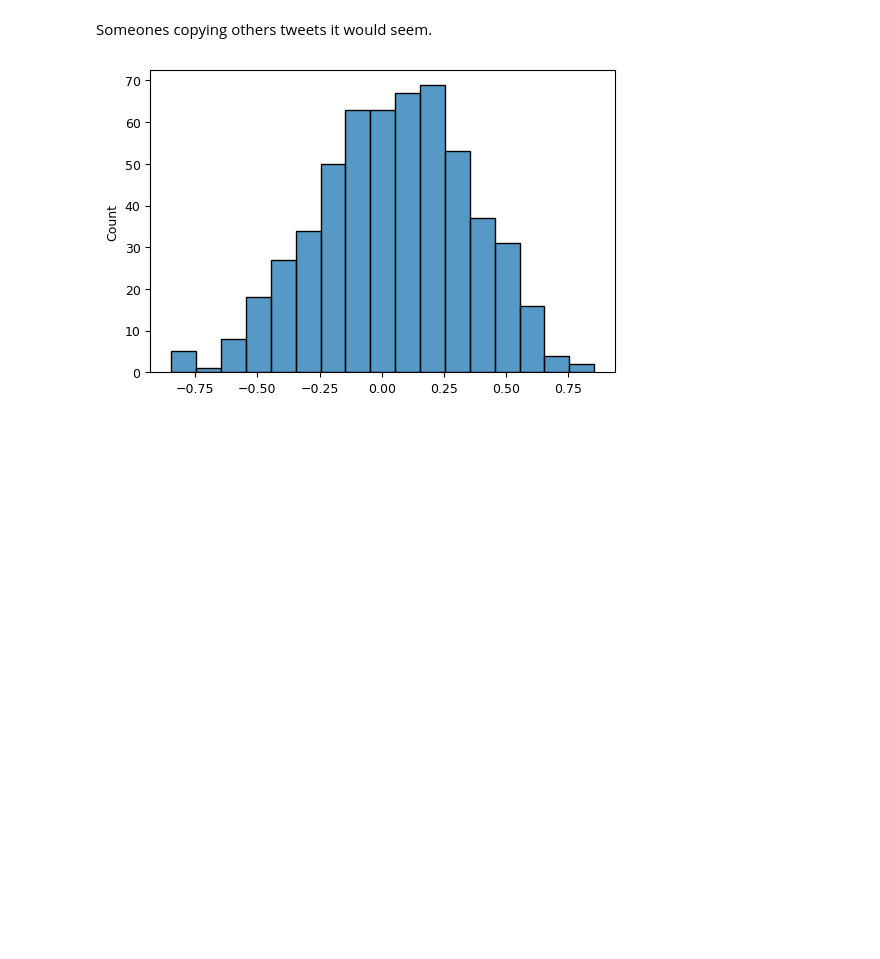
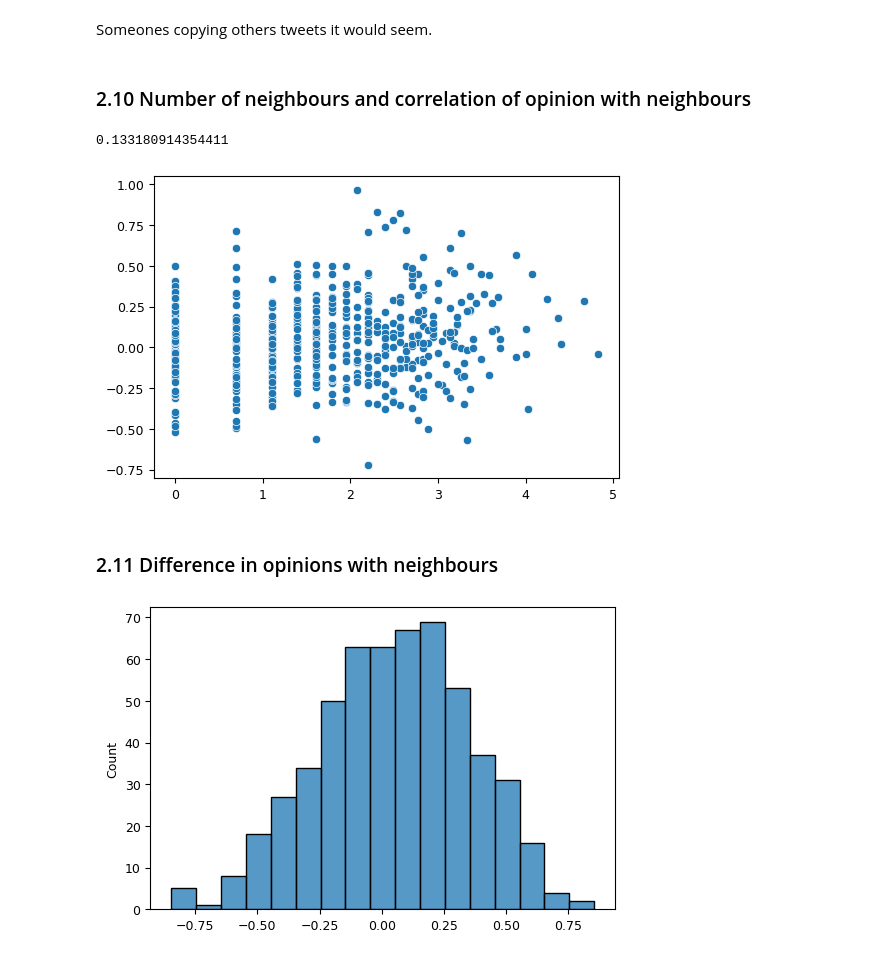
Before and after one commit to J0HNN7G/politic-polar-epsrc, a Jupyter notebook: exploration.ipynb, the cells around one changed output. Cells and saved outputs as stored; diff of their text form; code cells hidden in the pictures; blank space fills up the shorter version.

```diff
--- a/exploration.ipynb
+++ b/exploration.ipynb
@@ -836,7 +836,7 @@ def get_friends(ID, friends):
     return friends[friends.ID == ID].friend_ID
 # %%
 def get_idx(ids, ID):
-    return np.where(ids == ID)[0][0]
+    return ids.index(ID)
 # %%
 def friend_analysis(ids, friends, ops):
     dist_result = []
@@ -1311,6 +1365,20 @@ plt.show()
 [figure]
 # %% [markdown]
 Someones copying others tweets it would seem.
+# %% [markdown]
+### 2.10 Number of neighbours and correlation of opinion with neighbours
+# %%
+np.corrcoef(np.log(np.sum(twitter_adj, axis=1)), b)[0,1]
+# %% [output]
+0.133180914354411
+# %%
+sns.scatterplot(np.log(np.sum(twitter_adj, axis=1)), b)
+
+plt.show()
+# %% [output]
+[figure, added]
+# %% [markdown]
+### 2.11 Difference in opinions with neighbours
 # %%
 diff_data = friend_diff_analysis(twitter_ids, twitter_edges, twitter_ops)
 sns.histplot(diff_data)
```
Also changed, not shown: parts of 44 cells of this notebook.
